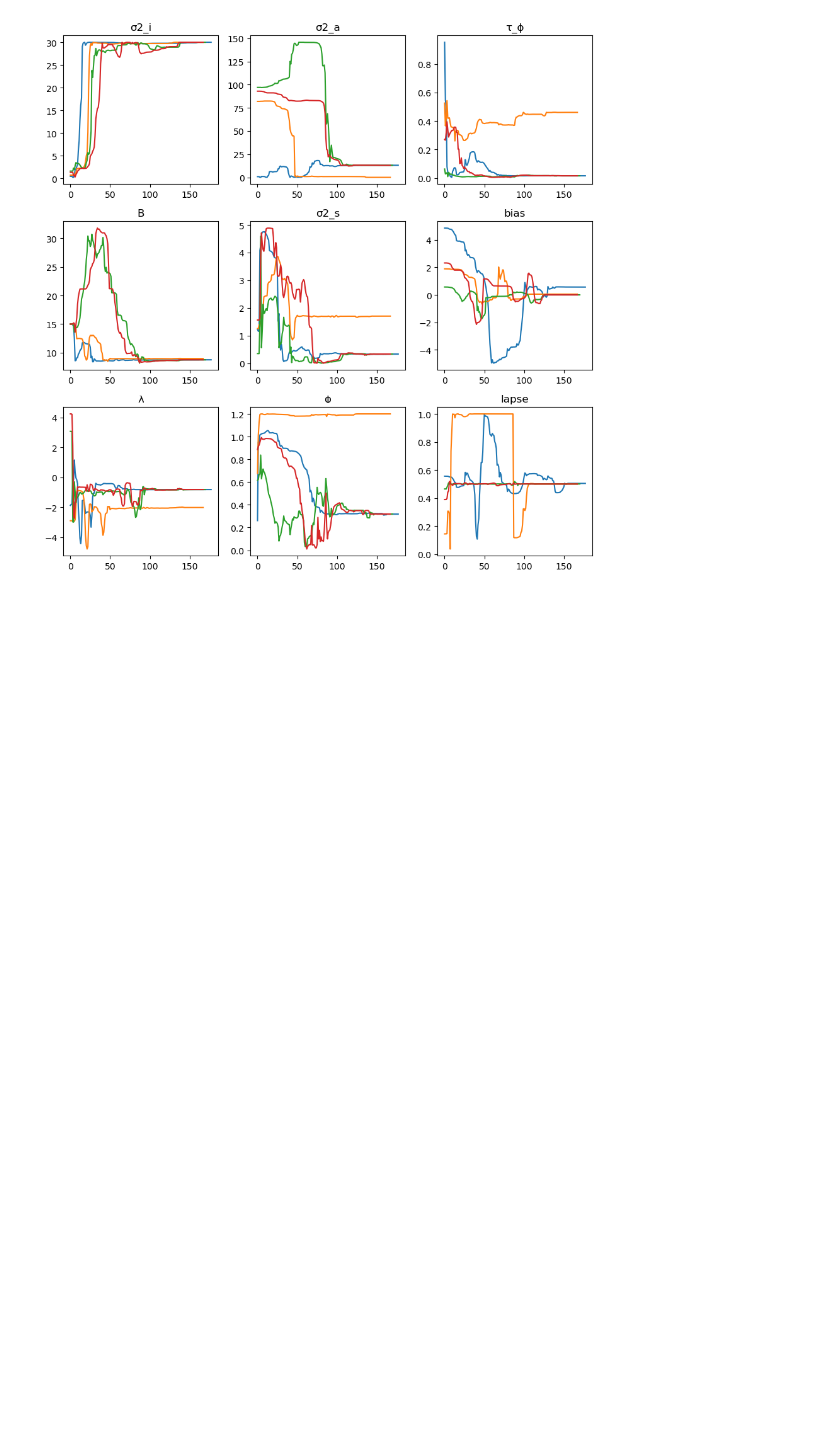
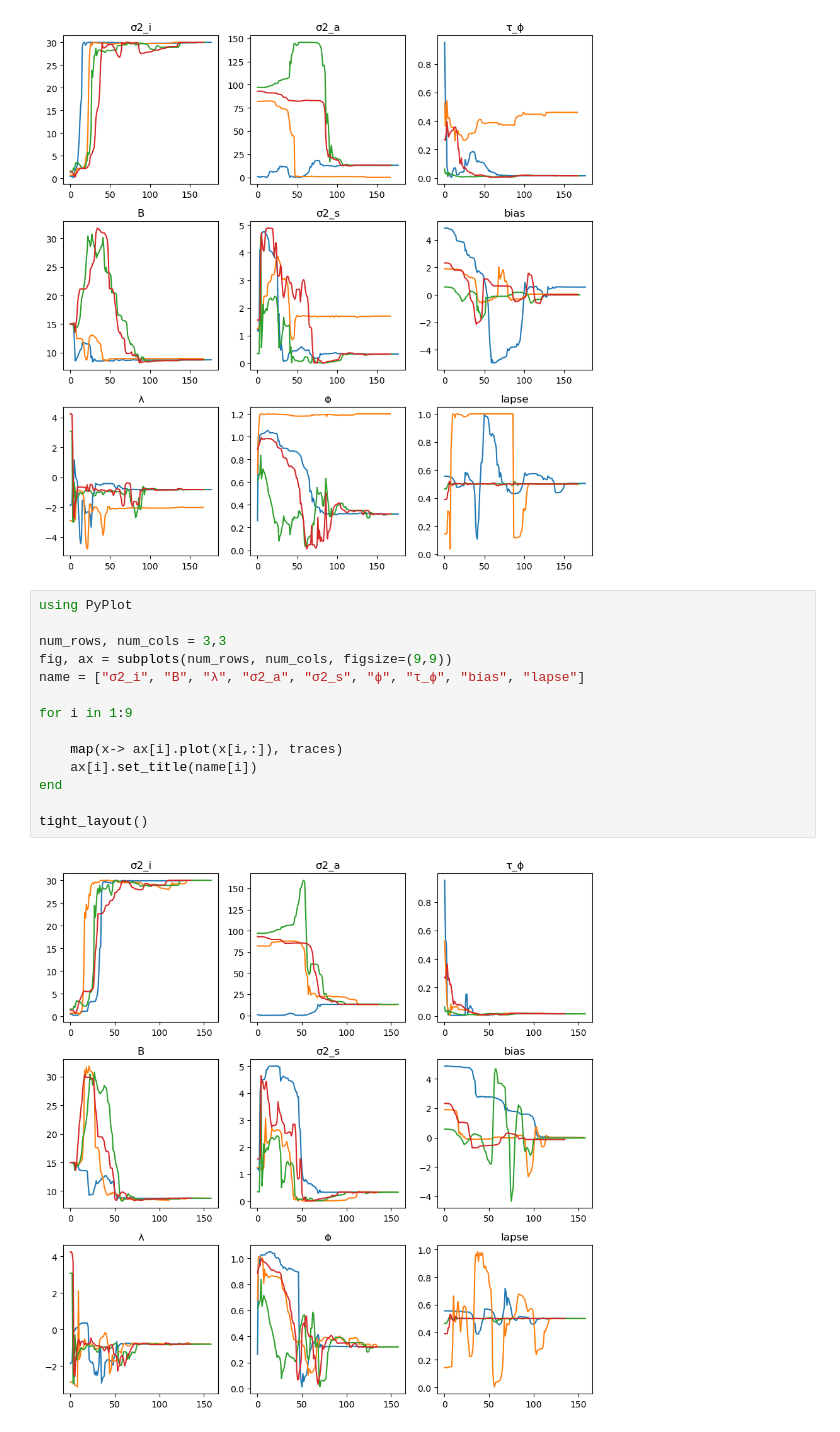
Before and after one commit to Brody-Lab/PulseInputDDM.jl, a Jupyter notebook: examples/recover_choice_model_x0.ipynb, the cells around one changed output. Cells and saved outputs as stored; diff of their text form; blank space fills up the shorter version.

```diff
--- a/examples/recover_choice_model_x0.ipynb
+++ b/examples/recover_choice_model_x0.ipynb
@@ -84,3 +84,19 @@ end
 tight_layout()
 # %% [output]
 [figure]
+# %%
+using PyPlot
+
+num_rows, num_cols = 3,3
+fig, ax = subplots(num_rows, num_cols, figsize=(9,9))
+name = ["σ2_i", "B", "λ", "σ2_a", "σ2_s", "ϕ", "τ_ϕ", "bias", "lapse"]
+
+for i in 1:9
+
+    map(x-> ax[i].plot(x[i,:]), traces)
+    ax[i].set_title(name[i])
+end
+
+tight_layout()
+# %% [output]
+[figure, added]
```
Also changed, not shown: parts of 1 cell of this notebook, 1 other file.
